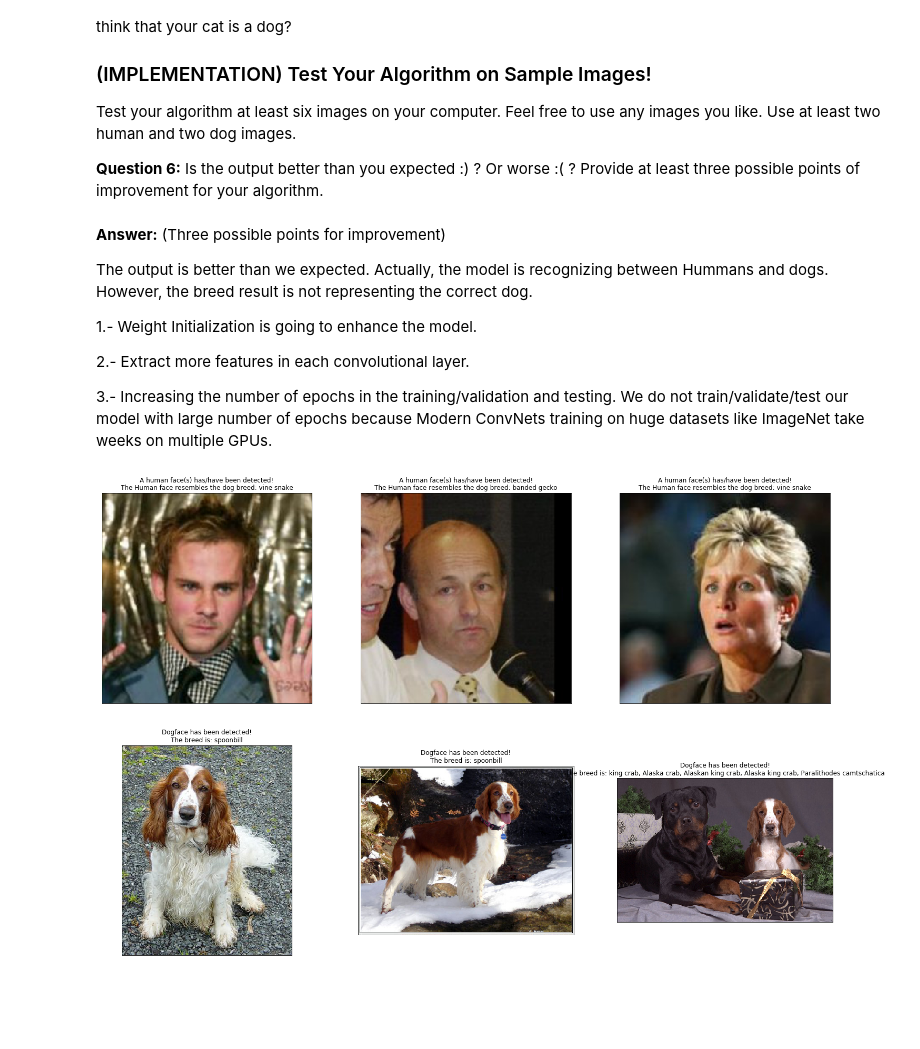
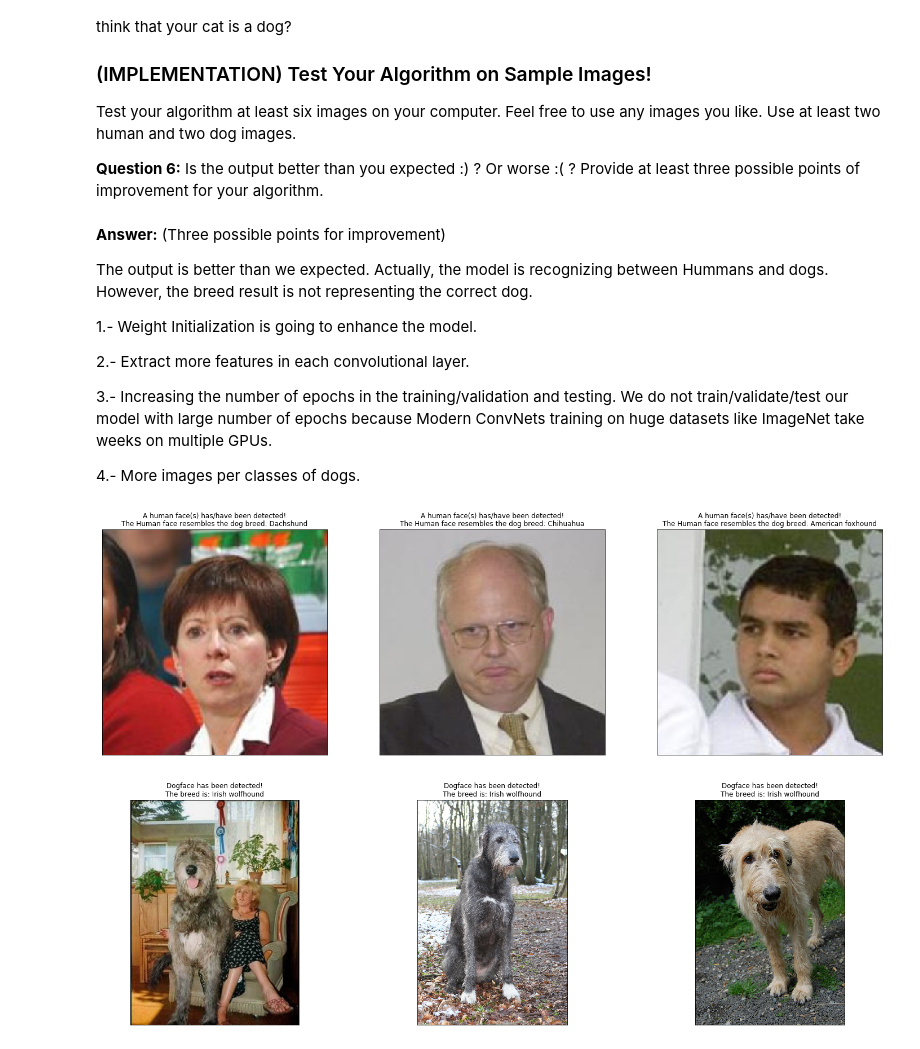
Before and after one commit to Marvinsky/dog_breed_recognition, a Jupyter notebook: dog_app/dog_app.ipynb, the cells around one changed output. Cells and saved outputs as stored; diff of their text form; code cells hidden in the pictures; blank space fills up the shorter version.

Commit message:
fix: Adding correct tests

```diff
--- a/dog_app/dog_app.ipynb
+++ b/dog_app/dog_app.ipynb
@@ -1181,13 +1181,15 @@ f.close()
 ### TODO: Write a function that takes a path to an image as input
 ### and returns the dog breed that is predicted by the model.
 
+data_transfer = loaders_transfer.copy()
+
 # list of class names by index, i.e. a name can be accessed like class_names[0]
-#class_names = [item[4:].replace("_", " ") for item in data_transfer['train'].classes]
+class_names = [item[4:].replace("_", " ") for item in data_transfer['train'].dataset.classes]
 
 def predict_breed_transfer(img_path):
     # load the image and return the predicted breed
     index = transfer_model_predict(img_path, model_transfer)
     #print(index)
-    breed = dogs_breed[index]
+    breed = class_names[index]
     return breed
 # %%
@@ -1241,31 +1246,31 @@ __Question 6:__ Is the output better than you expected :) ?  Or worse :( ?  Prov
 # %% [markdown]
 __Answer:__ (Three possible points for improvement)
 
-The output is better than we expected. Actually, the model is recognizing between Hummans and dogs.
-However, the breed result is not representing the correct dog.
-
+The output is better than we expected. Actually, the model is recognizing between Hummans and dogs. However, the breed result is not representing the correct dog.
 
 1.- Weight Initialization is going to enhance the model.
 
 2.- Extract more features in each convolutional layer.
 
 3.- Increasing the number of epochs in the training/validation and testing. We do not train/validate/test our model with large number of epochs because Modern ConvNets training on huge datasets like ImageNet take weeks on multiple GPUs.
+
+4.- More images per classes of dogs.
 # %%
 ## TODO: Execute your algorithm from Step 6 on
 ## at least 6 images on your computer.
 ## Feel free to use as many code cells as needed.
 
 fig = plt.figure(figsize=(25, 25))
 
 list_imgs = []
-for file in np.hstack((human_files[:3], dog_files[:3])):
+for file in np.hstack((human_files[-3:], dog_files[-3:])):
     list_imgs.append(file)
 
 for idx in np.arange(6):
     msg = run_app(list_imgs[idx])
     img = Image.open(list_imgs[idx])
     ax = fig.add_subplot(3,6/2, idx+1,  xticks=[], yticks=[])
     ax.imshow(img)
     ax.set_title(msg)
 # %% [output]
-[figure, old version]
+[figure, new version]
```
Also changed, not shown: parts of 2 cells of this notebook.
